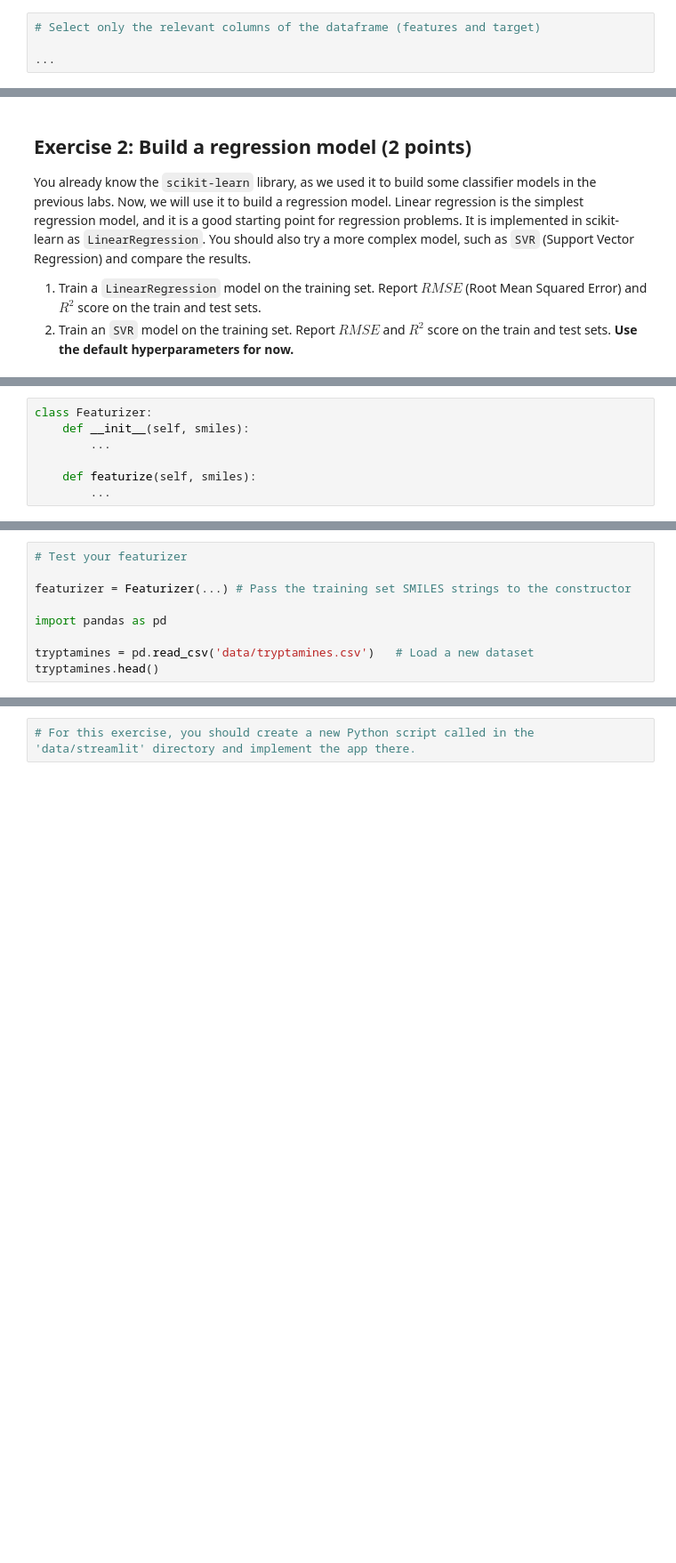
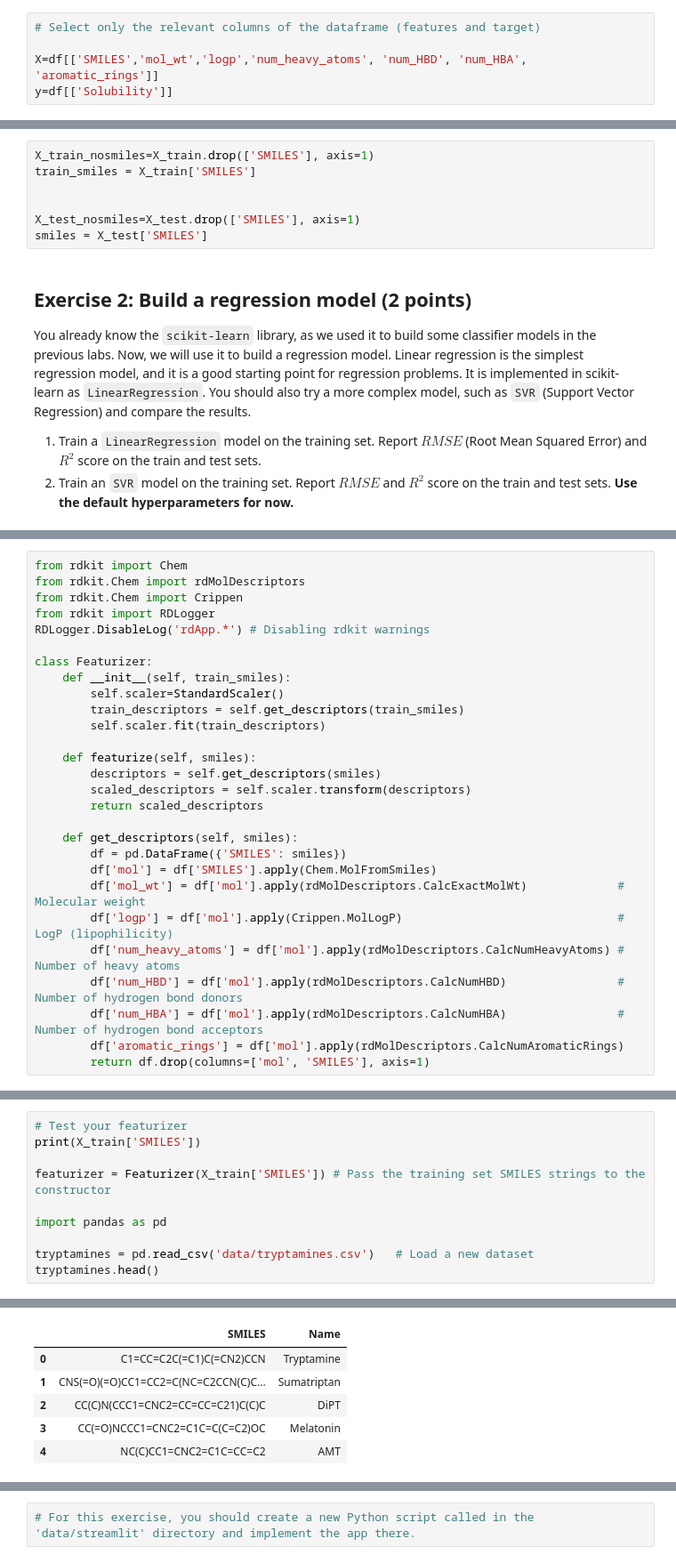
Before and after one commit to JoannaZams/pum-24, a Jupyter notebook: lab4.ipynb, the cells around one changed output, grey strips where cells are left out. Shown at 89% size. Drawn from its saved outputs; the diff is of its cells as text; blank space fills up the shorter version.

````diff
--- a/lab4.ipynb
+++ b/lab4.ipynb
@@ -63,6 +66,7 @@ Let's use the newly calculated molecular descriptors as input features, and the
 # %%
 # Select only the relevant columns of the dataframe (features and target)
 
-...
+X=df[['SMILES','mol_wt','logp','num_heavy_atoms', 'num_HBD', 'num_HBA', 'aromatic_rings']]
+y=df[['Solubility']]
 # %%
 # Split the dataset into training and test sets
@@ -71,3 +76,10 @@ X_train, X_test, y_train, y_test = ...
+# %%
+X_train_nosmiles=X_train.drop(['SMILES'], axis=1)
+train_smiles = X_train['SMILES']
+
+
+X_test_nosmiles=X_test.drop(['SMILES'], axis=1)
+smiles = X_test['SMILES']
 # %% [markdown]
 ## Exercise 2: Build a regression model (2 points)
 
@@ -165,9 +283,30 @@ X = featurizer.featurize(some_SMILES)
 y_pred = model.predict(X)   # Get predictions
 ```
 # %%
+from rdkit import Chem
+from rdkit.Chem import rdMolDescriptors
+from rdkit.Chem import Crippen
+from rdkit import RDLogger
+RDLogger.DisableLog('rdApp.*') # Disabling rdkit warnings
+
 class Featurizer:
-    def __init__(self, smiles):
-        ...
+    def __init__(self, train_smiles):
+        self.scaler=StandardScaler()
+        train_descriptors = self.get_descriptors(train_smiles)
+        self.scaler.fit(train_descriptors)
 
     def featurize(self, smiles):
-        ...
+        descriptors = self.get_descriptors(smiles)
+        scaled_descriptors = self.scaler.transform(descriptors)
+        return scaled_descriptors
+
+    def get_descriptors(self, smiles):
+        df = pd.DataFrame({'SMILES': smiles})
+        df['mol'] = df['SMILES'].apply(Chem.MolFromSmiles)
+        df['mol_wt'] = df['mol'].apply(rdMolDescriptors.CalcExactMolWt)             # Molecular weight
+        df['logp'] = df['mol'].apply(Crippen.MolLogP)                               # LogP (lipophilicity)
+        df['num_heavy_atoms'] = df['mol'].apply(rdMolDescriptors.CalcNumHeavyAtoms) # Number of heavy atoms
+        df['num_HBD'] = df['mol'].apply(rdMolDescriptors.CalcNumHBD)                # Number of hydrogen bond donors
+        df['num_HBA'] = df['mol'].apply(rdMolDescriptors.CalcNumHBA)                # Number of hydrogen bond acceptors
+        df['aromatic_rings'] = df['mol'].apply(rdMolDescriptors.CalcNumAromaticRings)
+        return df.drop(columns=['mol', 'SMILES'], axis=1)
@@ -174,9 +328,11 @@ class Featurizer:
 # %%
 # Test your featurizer
+print(X_train['SMILES'])
 
-featurizer = Featurizer(...) # Pass the training set SMILES strings to the constructor
+featurizer = Featurizer(X_train['SMILES']) # Pass the training set SMILES strings to the constructor
 
 import pandas as pd
 
 tryptamines = pd.read_csv('data/tryptamines.csv')   # Load a new dataset
 tryptamines.head()
+# %% [output]
@@ -182,0 +351,6 @@ tryptamines.head()
+|  | SMILES | Name |
+| 0 | C1=CC=C2C(=C1)C(=CN2)CCN | Tryptamine |
+| 1 | CNS(=O)(=O)CC1=CC2=C(NC=C2CCN(C)C... | Sumatriptan |
+| 2 | CC(C)N(CCC1=CNC2=CC=CC=C21)C(C)C | DiPT |
+| 3 | CC(=O)NCCC1=CNC2=C1C=C(C=C2)OC | Melatonin |
+| 4 | NC(C)CC1=CNC2=C1C=CC=C2 | AMT |
````
Also changed, not shown: parts of 18 cells of this notebook, 10 other files.
